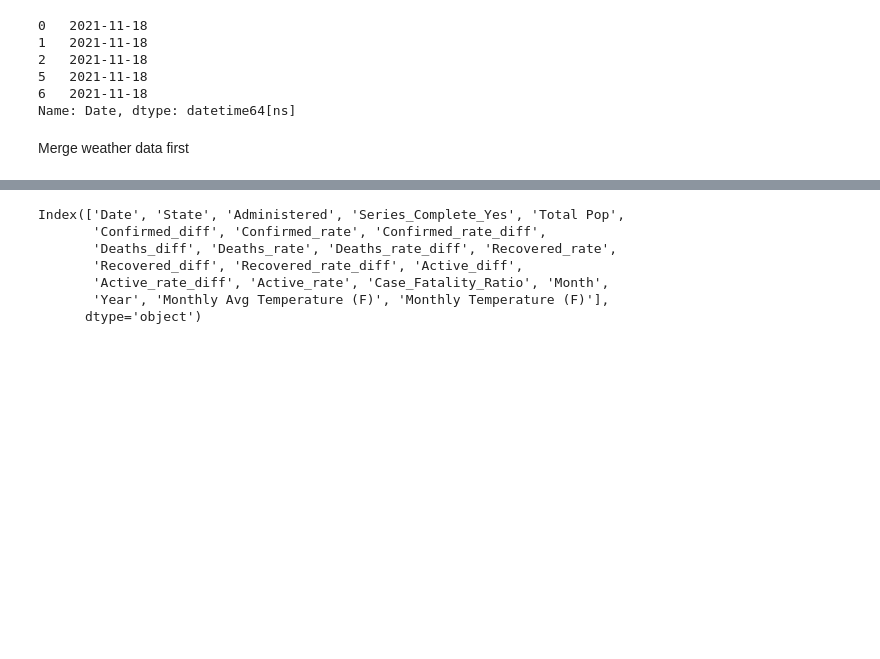
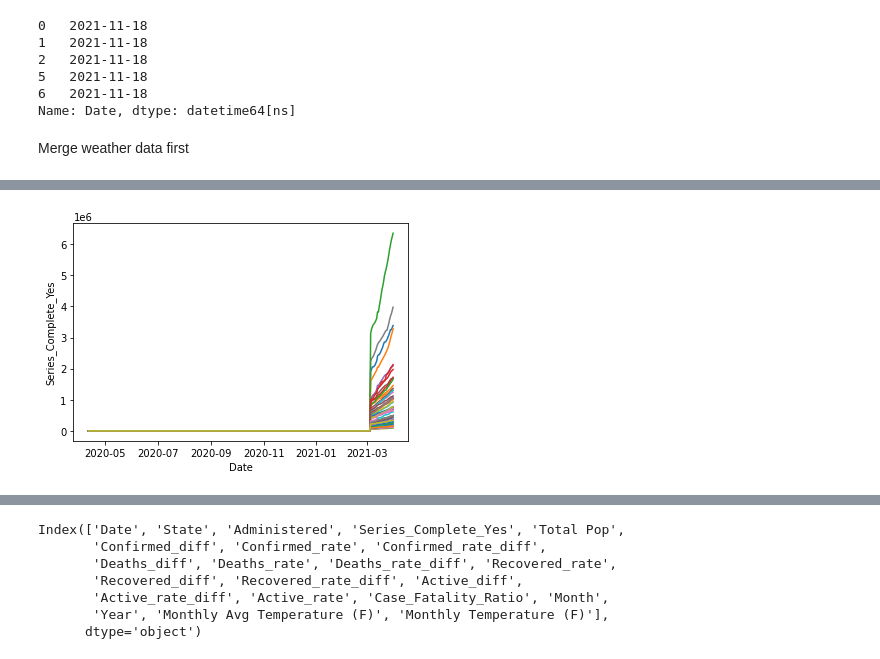
Before and after one commit to amichaelsen/COVID_project, a Jupyter notebook: analysis/modeling.ipynb, the cells around one changed output, grey strips where cells are left out. Cells and saved outputs as stored; diff of their text form; code cells hidden in the pictures; blank space fills up the shorter version.

```diff
--- a/analysis/modeling.ipynb
+++ b/analysis/modeling.ipynb
@@ -140 +146,6 @@ combined_data.sample(10)
+# %%
+ax2 = plot_states_over_time(combined_covid_data, states_only, 'Series_Complete_Yes', time_col="Date")
+ax2.remove()
+# %% [output]
+[figure, added]
 # %%
```
Also changed, not shown: parts of 8 cells of this notebook, 5 other files.
